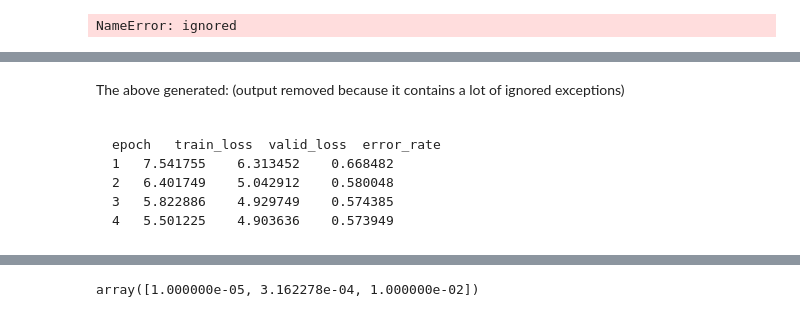
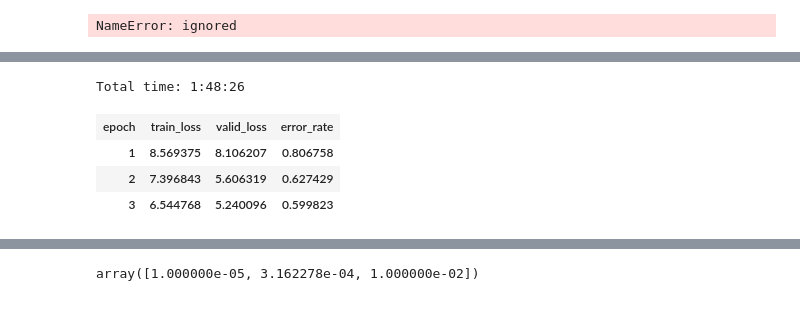
Before and after one commit to gdoteof/neuralnet_stuff, a Jupyter notebook: kaggle_whales.ipynb, the cells around one changed output, grey strips where cells are left out. Cells and saved outputs as stored; diff of their text form; code cells hidden in the pictures.

````diff
--- a/kaggle_whales.ipynb
+++ b/kaggle_whales.ipynb
@@ -149,15 +182,10 @@ Downloading: "https://download.pytorch.org/models/resnet34-333f7ec4.pth" to /roo
 # %%
-learn.fit_one_cycle(4)
+learn.fit_one_cycle(3)
+# %% [output]
+Total time: 1:48:26
+| epoch | train_loss | valid_loss | error_rate |
+| 1 | 8.569375 | 8.106207 | 0.806758 |
+| 2 | 7.396843 | 5.606319 | 0.627429 |
+| 3 | 6.544768 | 5.240096 | 0.599823 |
 # %%
 learn.save('whale-checkpoint')
-# %% [markdown]
-The above generated:  (output removed because it contains a lot of ignored exceptions)
-
-```
-
-epoch	train_loss	valid_loss	error_rate
-1	7.541755	6.313452	0.668482
-2	6.401749	5.042912	0.580048
-3	5.822886	4.929749	0.574385
-4	5.501225	4.903636	0.573949
-```
````
Also changed, not shown: parts of 22 cells of this notebook.
